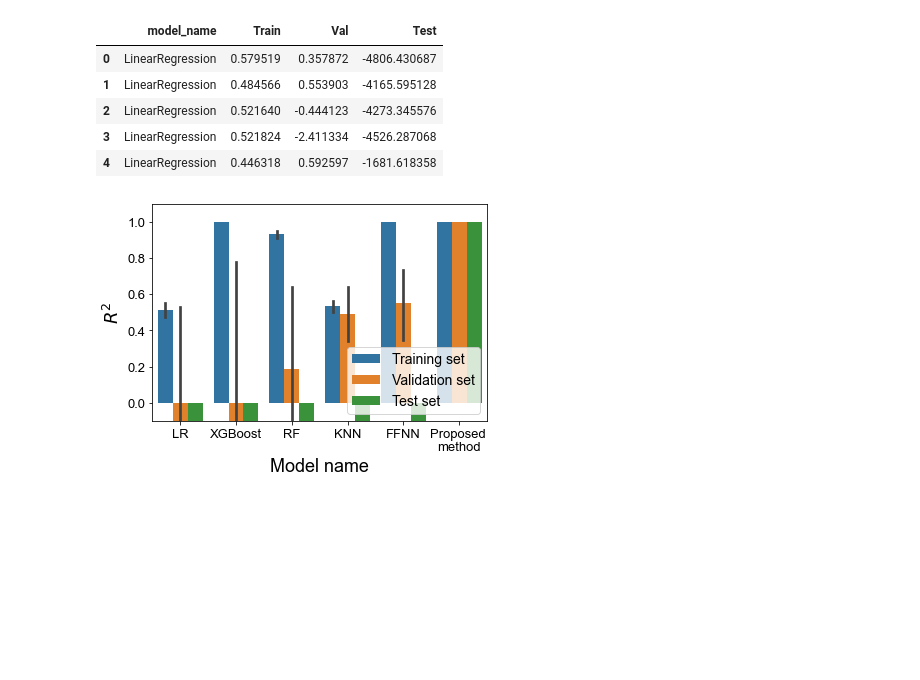
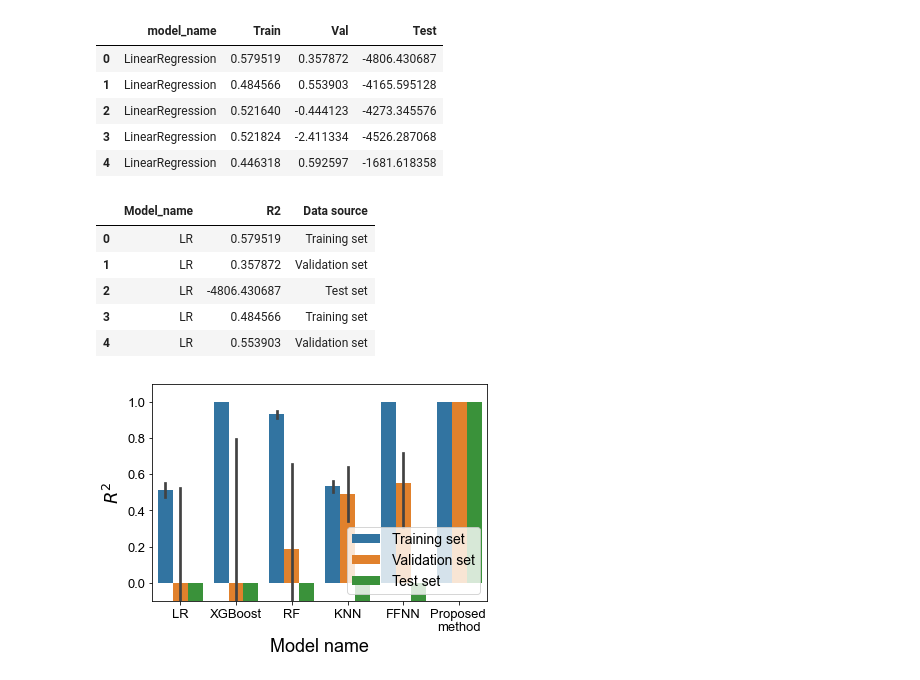
Before and after one commit to xiaoyuxie-vico/PyDimension, a Jupyter notebook: scaling_law/cross_scales.ipynb, the cells around one changed output. Drawn from its saved outputs; the diff is of its cells as text; code cells hidden in the pictures; blank space fills up the shorter version.

```diff
--- a/scaling_law/cross_scales.ipynb
+++ b/scaling_law/cross_scales.ipynb
@@ -397,25 +399,30 @@ r2_train: 0.9993, r2_val: 0.7119, r2_test: -5617.2697
 # %%
 model_name_map = {
     'dimensionless_learning': 'Proposed \nmethod',
     'RandomForestRegressor': 'RF',
     'MLPRegressor': 'FFNN',
     'LinearRegression': 'LR',
     'KNeighborsRegressor': 'KNN',
     'xgboost.XGBRegressor': 'XGBoost',
 }
 
 res_final = []
 for i in range(res_all.shape[0]):
     each_row = res_all.iloc[i]
     model_name = model_name_map[each_row['model_name']]
     res_final.append([model_name, float(each_row['Train']), 'Training set'])
     res_final.append([model_name, float(each_row['Val']), 'Validation set'])
     res_final.append([model_name, float(each_row['Test']), 'Test set'])
 
 df_final = pd.DataFrame(res_final, columns=['Model_name', 'R2', 'Data source'])
 df_final.head()
-df_final.to_csv('../results/cross_material.csv')
-df_final = pd.read_csv('../results/cross_material.csv')
+# %% [output]
+|  | Model_name | R2 | Data source |
+| 0 | LR | 0.579519 | Training set |
+| 1 | LR | 0.357872 | Validation set |
+| 2 | LR | -4806.430687 | Test set |
+| 3 | LR | 0.484566 | Training set |
+| 4 | LR | 0.553903 | Validation set |
 # %%
 fig = plt.figure()
 sns.barplot(data=df_final, x='Model_name', y='R2', hue='Data source')
```
Also changed, not shown: parts of 4 cells of this notebook, 7 other files.
